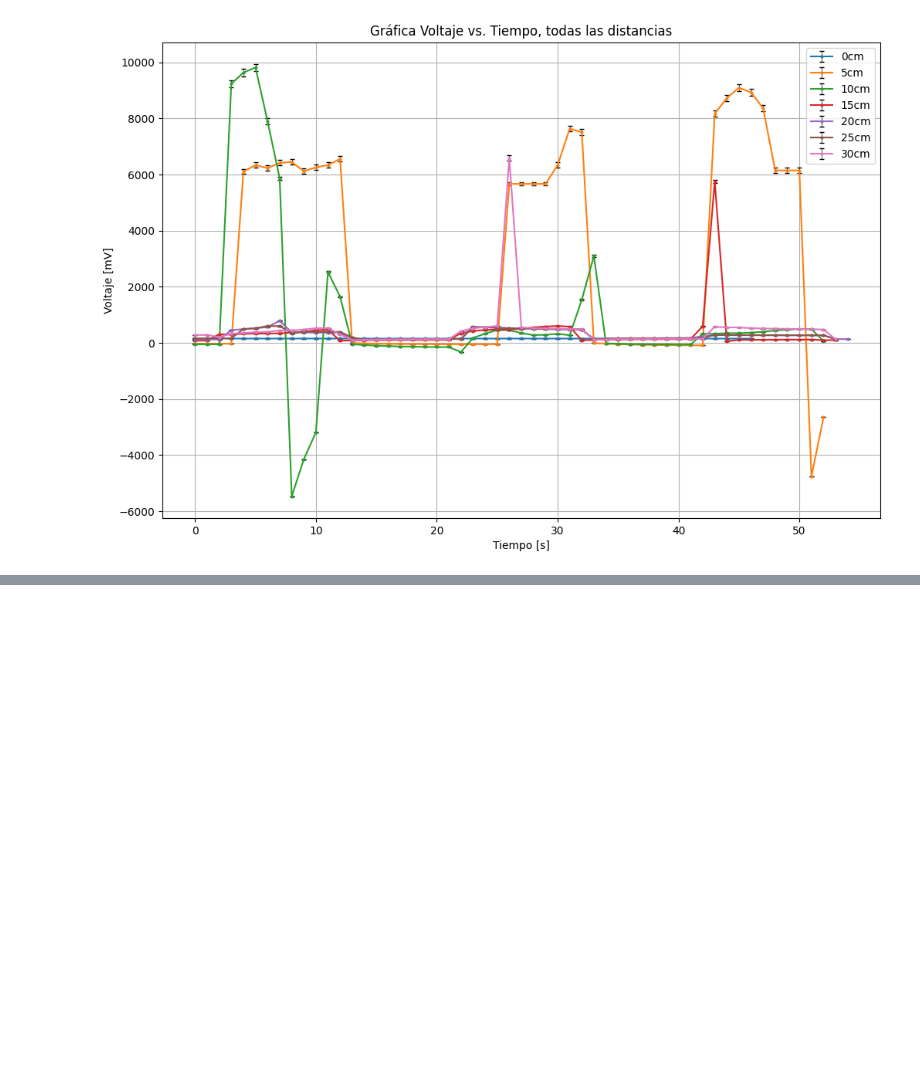
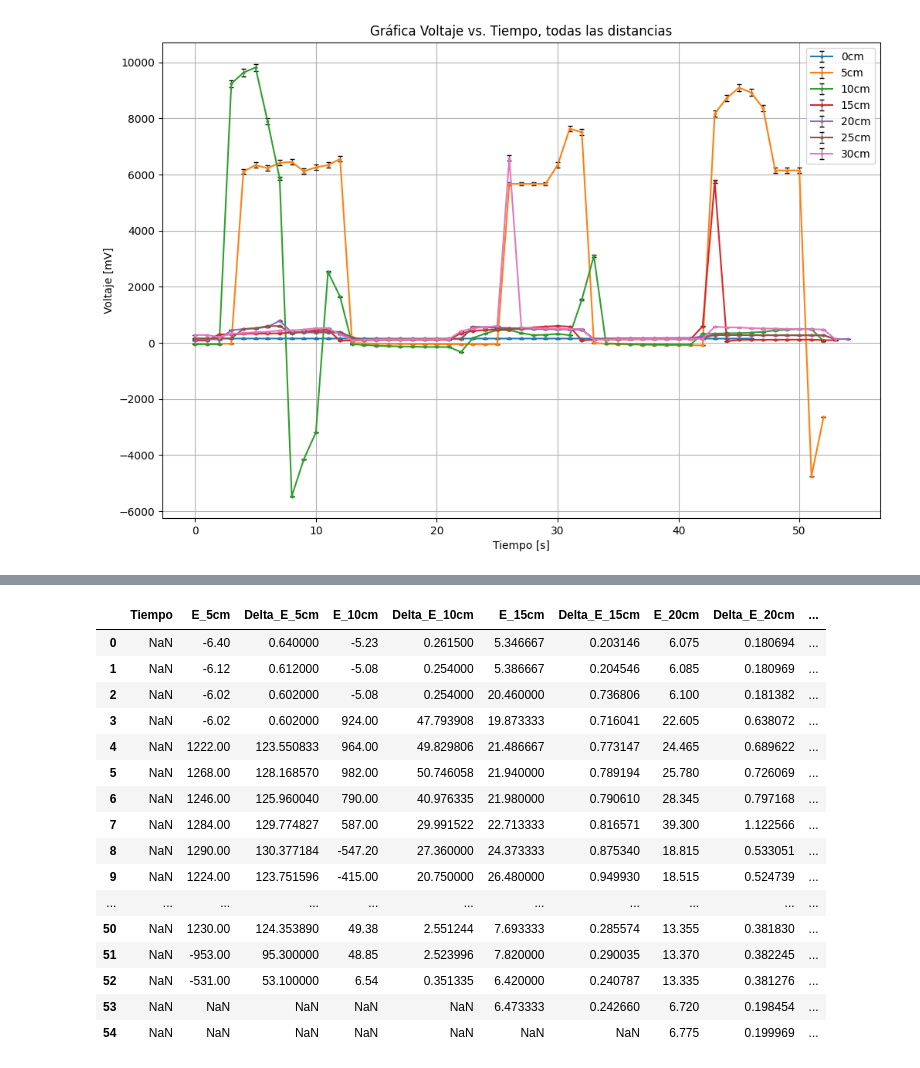
Before and after one commit to Hdavid1123/F-sica-Experimental-II-2024-1, a Jupyter notebook: Proyecto_Final/MedidasEM_ExpII.ipynb, the cells around one changed output, grey strips where cells are left out. Cells and saved outputs as stored; diff of their text form; code cells hidden in the pictures; blank space fills up the shorter version.

```diff
--- a/Proyecto_Final/MedidasEM_ExpII.ipynb
+++ b/Proyecto_Final/MedidasEM_ExpII.ipynb
@@ -204,0 +210,42 @@ $$N = \left ( \frac{V_{cc}}{2} + \frac{1.3\ mV}{Gauss} * B \right) * \frac{1023}
+# %%
+import pandas as pd
+import numpy as np
+
+df_EyDeltaE = pd.DataFrame()
+df_EyDeltaE['Tiempo'] = df_EyDeltaE.index
+# Definir el error en la distancia
+error_d = 0.5
+
+# Calcular los valores de E y Delta E
+for i in range(0, 31, 5):
+    if i == 0:
+        continue
+    V_col = f'{i}cm'
+    e_V_col = f'e_{i}cm'
+    d = i
+    df_EyDeltaE[f'E_{i}cm'] = df_Elec[V_col] / d
+    df_EyDeltaE[f'Delta_E_{i}cm'] = np.abs(df_EyDeltaE[f'E_{i}cm']) * np.sqrt((df_Elec[e_V_col] / df_Elec[V_col])**2 + (error_d / d)**2)
+
+# Eliminar la columna 'e_Tiempo' del nuevo DataFrame (si existiera)
+df_EyDeltaE.drop(columns=['e_Tiempo'], errors='ignore', inplace=True)
+
+# Mostrar el DataFrame resultante
+df_EyDeltaE
+# %% [output]
+|  | Tiempo | E_5cm | Delta_E_5cm | E_10cm | Delta_E_10cm | E_15cm | Delta_E_15cm | E_20cm | Delta_E_20cm | ... |
+| 0 | NaN | -6.40 | 0.640000 | -5.23 | 0.261500 | 5.346667 | 0.203146 | 6.075 | 0.180694 | ... |
+| 1 | NaN | -6.12 | 0.612000 | -5.08 | 0.254000 | 5.386667 | 0.204546 | 6.085 | 0.180969 | ... |
+| 2 | NaN | -6.02 | 0.602000 | -5.08 | 0.254000 | 20.460000 | 0.736806 | 6.100 | 0.181382 | ... |
+| 3 | NaN | -6.02 | 0.602000 | 924.00 | 47.793908 | 19.873333 | 0.716041 | 22.605 | 0.638072 | ... |
+| 4 | NaN | 1222.00 | 123.550833 | 964.00 | 49.829806 | 21.486667 | 0.773147 | 24.465 | 0.689622 | ... |
+| 5 | NaN | 1268.00 | 128.168570 | 982.00 | 50.746058 | 21.940000 | 0.789194 | 25.780 | 0.726069 | ... |
+| 6 | NaN | 1246.00 | 125.960040 | 790.00 | 40.976335 | 21.980000 | 0.790610 | 28.345 | 0.797168 | ... |
+| 7 | NaN | 1284.00 | 129.774827 | 587.00 | 29.991522 | 22.713333 | 0.816571 | 39.300 | 1.122566 | ... |
+| 8 | NaN | 1290.00 | 130.377184 | -547.20 | 27.360000 | 24.373333 | 0.875340 | 18.815 | 0.533051 | ... |
+| 9 | NaN | 1224.00 | 123.751596 | -415.00 | 20.750000 | 26.480000 | 0.949930 | 18.515 | 0.524739 | ... |
+| ... | ... | ... | ... | ... | ... | ... | ... | ... | ... | ... |
+| 50 | NaN | 1230.00 | 124.353890 | 49.38 | 2.551244 | 7.693333 | 0.285574 | 13.355 | 0.381830 | ... |
+| 51 | NaN | -953.00 | 95.300000 | 48.85 | 2.523996 | 7.820000 | 0.290035 | 13.370 | 0.382245 | ... |
+| 52 | NaN | -531.00 | 53.100000 | 6.54 | 0.351335 | 6.420000 | 0.240787 | 13.335 | 0.381276 | ... |
+| 53 | NaN | NaN | NaN | NaN | NaN | 6.473333 | 0.242660 | 6.720 | 0.198454 | ... |
+| 54 | NaN | NaN | NaN | NaN | NaN | NaN | NaN | 6.775 | 0.199969 | ... |
```
Also changed, not shown: parts of 15 cells of this notebook.
